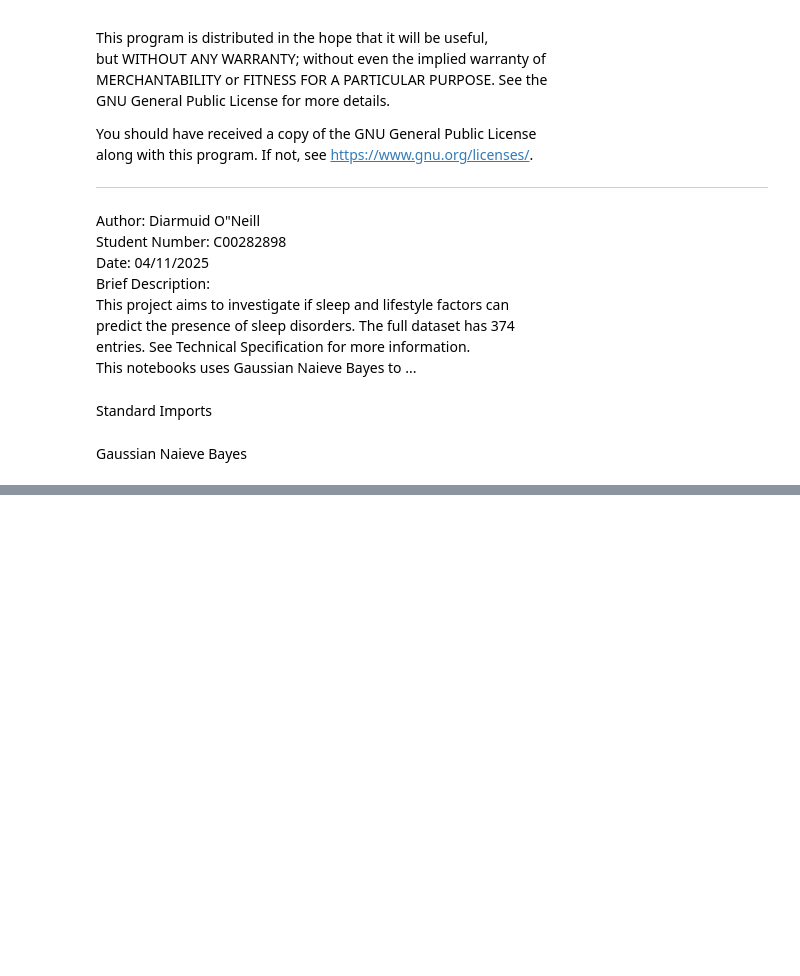
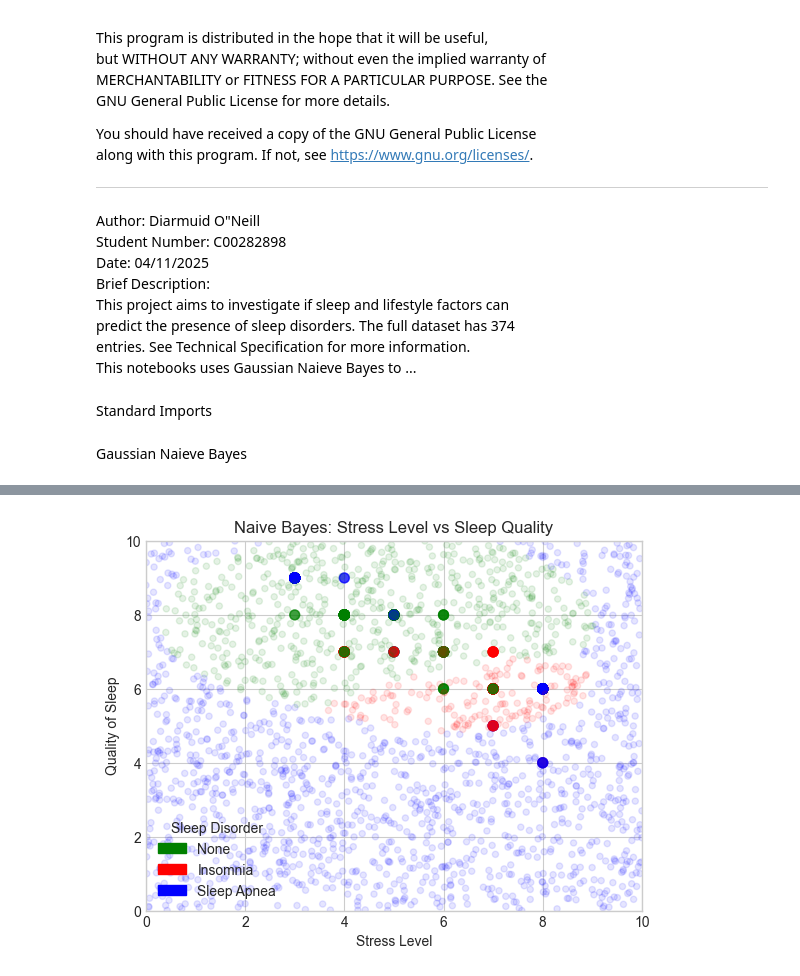
Before and after one commit to Revolution825/Data-Science-Project, a Jupyter notebook: NaieveBayes.ipynb, the cells around one changed output, grey strips where cells are left out. Cells and saved outputs as stored; diff of their text form; code cells hidden in the pictures; blank space fills up the shorter version.

```diff
--- a/NaieveBayes.ipynb
+++ b/NaieveBayes.ipynb
@@ -82,0 +84,39 @@ From looking at this graph we can see that sleep apnea appears across a wide ran
+# %%
+dataset["Sleep Disorder"] = dataset["Sleep Disorder"].fillna("None")
+
+stress = dataset["Stress Level"].values
+sleepQuality = dataset["Quality of Sleep"].values
+coords = np.column_stack((stress, sleepQuality))
+
+le = LabelEncoder()
+labels = le.fit_transform(dataset["Sleep Disorder"])
+
+model = GaussianNB()
+model.fit(coords, labels)
+
+rng = np.random.RandomState(0)
+Xnew = [0,0] + [10,10] * rng.rand(2000, 2)
+ynew = model.predict(Xnew)
+
+colour_map_nb = {cls: col for cls, col in zip(le.classes_, ["red", "green", "blue"])}
+
+colours = [colour_map_nb[cls] for cls in le.inverse_transform(labels)]
+ynew_colours = [color_map_nb[cls] for cls in le.inverse_transform(ynew)]
+
+plt.ylim(0,10)
+plt.xlim(0,10)
+plt.scatter(coords[:, 0], coords[:, 1], c=colours, s=50, alpha=0.5)
+plt.scatter(Xnew[:, 0], Xnew[:, 1], c=ynew_colours, s=20, alpha=0.1)
+
+patches = [
+    mp.Patch(color='green', label='None'),
+    mp.Patch(color='red', label='Insomnia'),
+    mp.Patch(color='blue', label='Sleep Apnea')
+]
+plt.legend(handles=patches, title='Sleep Disorder')
+plt.xlabel("Stress Level")
+plt.ylabel("Quality of Sleep")
+plt.title("Naive Bayes: Stress Level vs Sleep Quality")
+plt.show()
+# %% [output]
+[figure, added]
```
Also changed, not shown: parts of 8 cells of this notebook, 1 other file.
